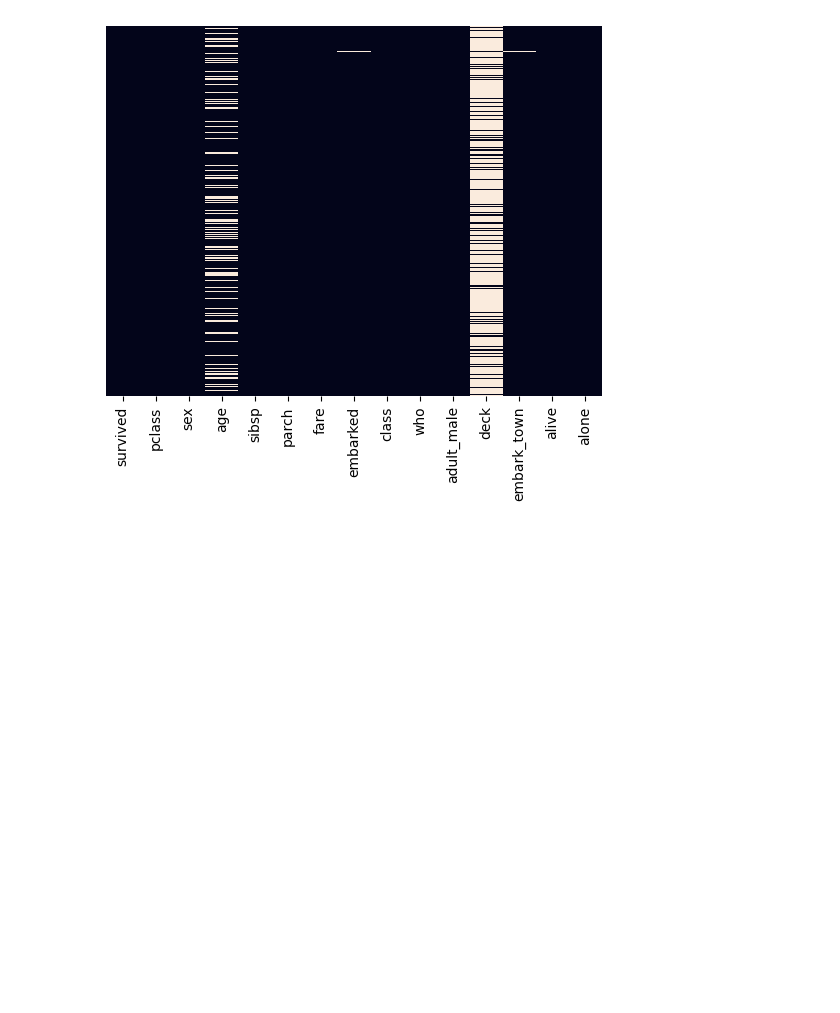
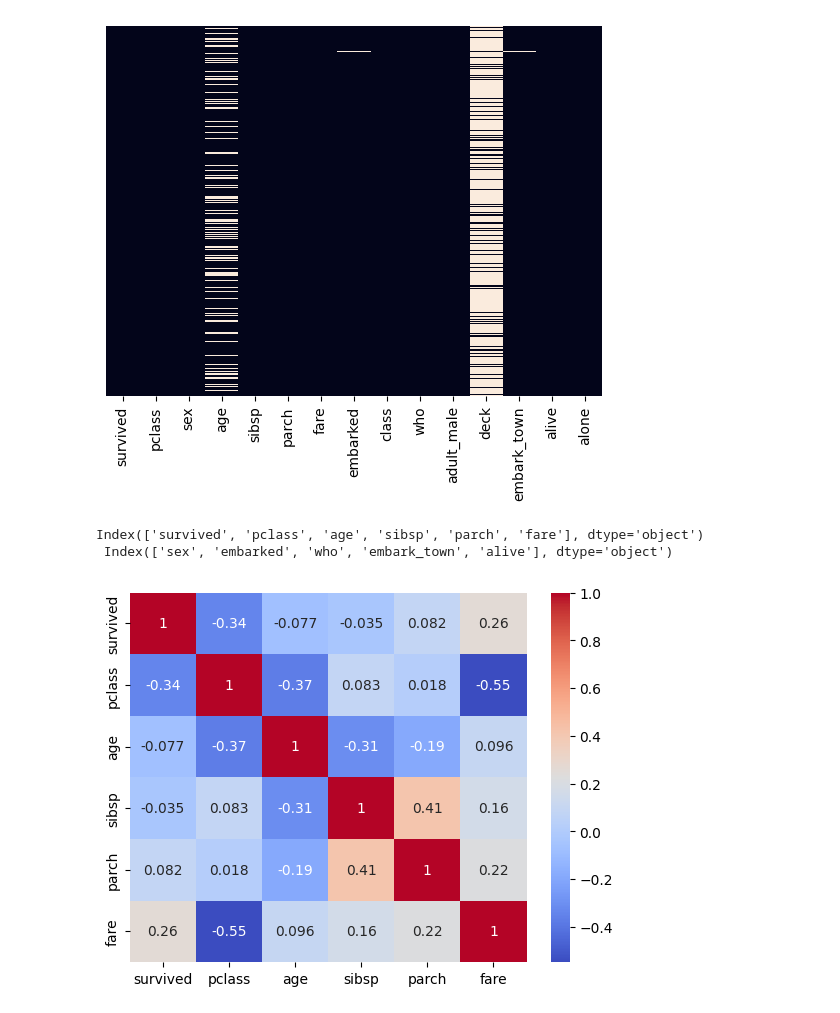
Before and after one commit to lotanna-okeke/Exploratory-Data-Analysis, a Jupyter notebook: Titanic EDA.ipynb, the cells around one changed output. Drawn from its saved outputs; the diff is of its cells as text; code cells hidden in the pictures; blank space fills up the shorter version.

```diff
--- a/Titanic EDA.ipynb
+++ b/Titanic EDA.ipynb
@@ -102,5 +102,15 @@ sns.heatmap(df.isnull(), cbar=False, yticklabels=False)
 plt.show()
 # %% [output]
 [figure]
+# %%
+print(df.select_dtypes(include=['number']).columns, "\n" ,df.select_dtypes(include=['object']).columns)
+# %% [output]
+Index(['survived', 'pclass', 'age', 'sibsp', 'parch', 'fare'], dtype='object')
+ Index(['sex', 'embarked', 'who', 'embark_town', 'alive'], dtype='object')
+# %%
+sns.heatmap(df.select_dtypes(include=['number']).corr(), annot=True, cma p='coolwarm')
+plt.show()
+# %% [output]
+[figure, added]
 # %%
 Help me prepare: A challenge list (mini goals) for you?
```
